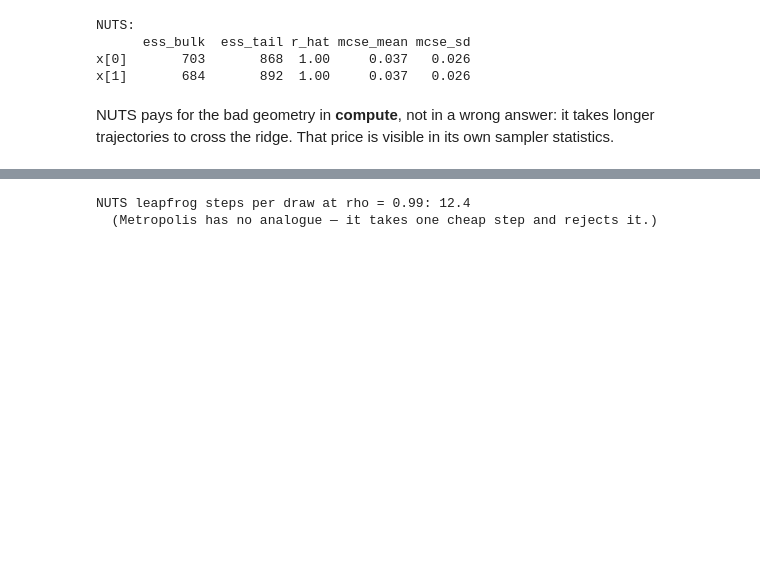
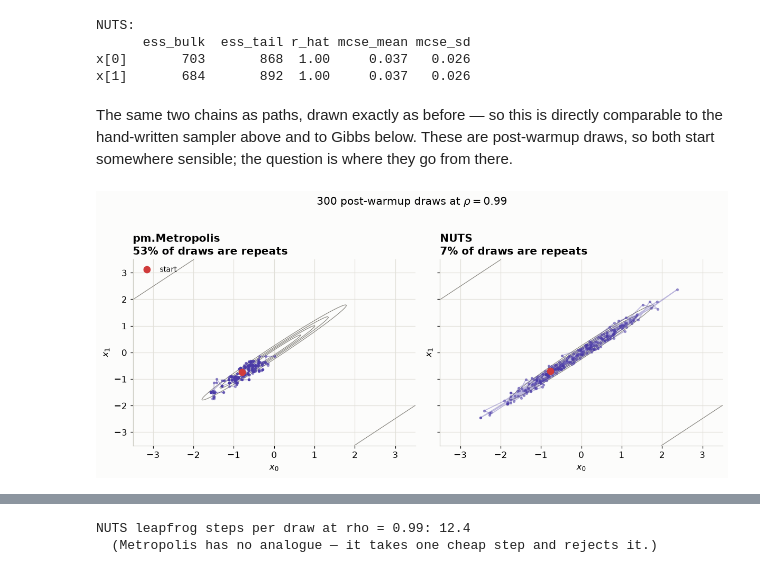
Before and after one commit to VeronikaWendler/sbi4cogsci, a Jupyter notebook: tutorials/day2_bayes_toolkit/mcmc-and-identifiability.ipynb, the cells around one changed output, grey strips where cells are left out. Cells and saved outputs as stored; diff of their text form; code cells hidden in the pictures; blank space fills up the shorter version.

```diff
--- a/tutorials/day2_bayes_toolkit/mcmc-and-identifiability.ipynb
+++ b/tutorials/day2_bayes_toolkit/mcmc-and-identifiability.ipynb
@@ -628,7 +634,23 @@ NUTS:
       ess_bulk  ess_tail r_hat mcse_mean mcse_sd
 x[0]       703       868  1.00     0.037   0.026
 x[1]       684       892  1.00     0.037   0.026
-# %% [markdown]
-NUTS pays for the bad geometry in **compute**, not in a wrong answer: it takes
-longer trajectories to cross the ridge. That price is visible in its own
-sampler statistics.
+# %% [markdown]
+The same two chains as paths, drawn exactly as before — so this is directly
+comparable to the hand-written sampler above and to Gibbs below. These are
+post-warmup draws, so both start somewhere sensible; the question is where
+they go from there.
+# %%
+N_SHOW_PYMC = 300
+fig, axes = plt.subplots(1, 2, figsize=(11, 4.8), sharex=True, sharey=True)
+for ax, (name, idt) in zip(axes, [("pm.Metropolis", idata_mh), ("NUTS", idata_nuts)]):
+    path = idt.posterior.dataset["x"].values[0][:N_SHOW_PYMC]     # chain 0
+    # A rejected proposal repeats the current point, so an "exactly repeated"
+    # draw is a wasted iteration. NUTS has none: every draw is a new point.
+    repeated = np.mean(np.all(np.diff(path, axis=0) == 0, axis=1))
+    plot_path(ax, path, 0.99, f"{name}\n{repeated:.0%} of draws are repeats",
+              alpha=0.35)
+axes[0].legend(fontsize=9, loc="upper left")
+fig.suptitle(f"{N_SHOW_PYMC} post-warmup draws at $\\rho = 0.99$", y=1.02)
+fig.tight_layout()
+# %% [output]
+[figure, added]
```
Also changed, not shown: parts of 17 cells of this notebook, 7 other files.
